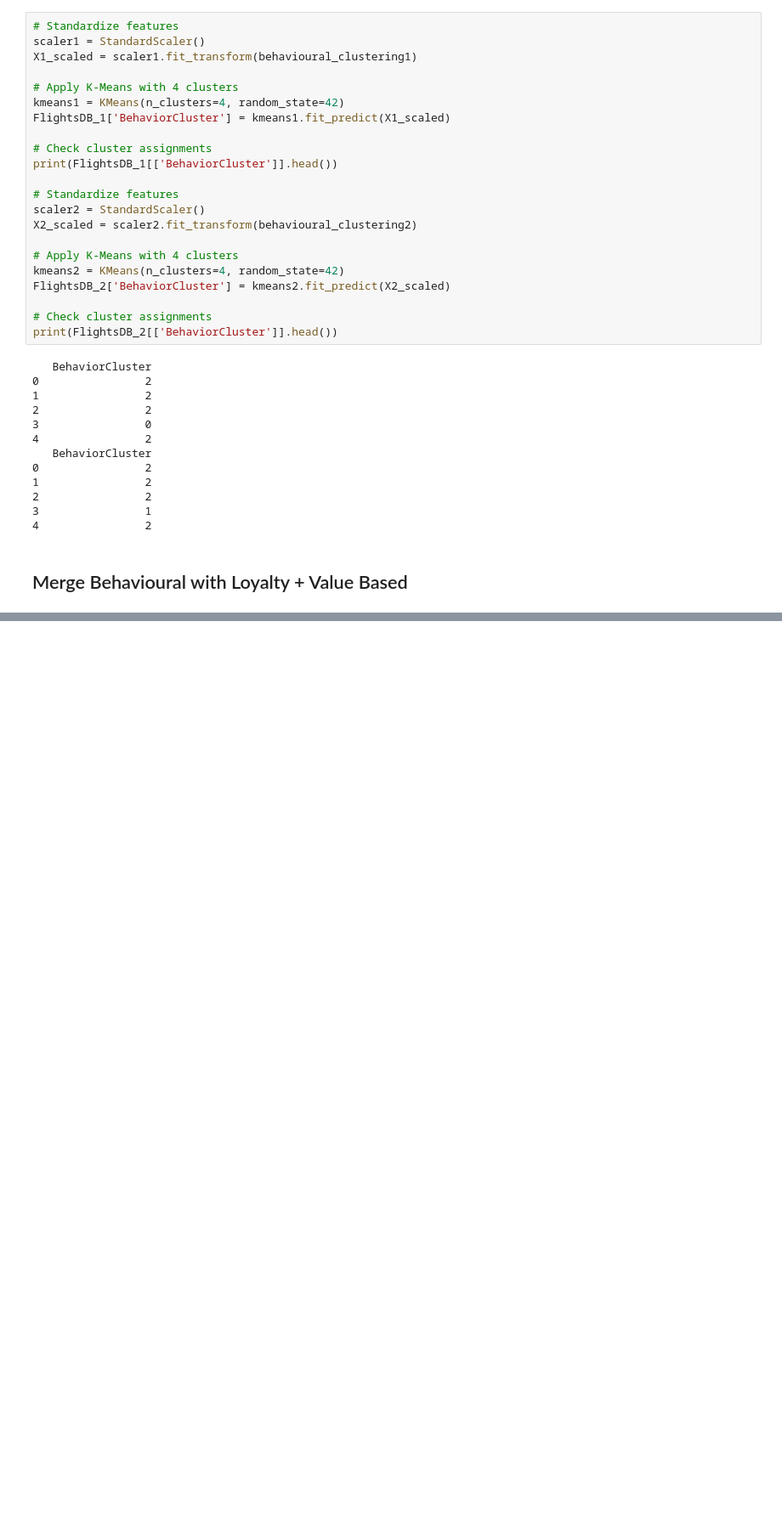
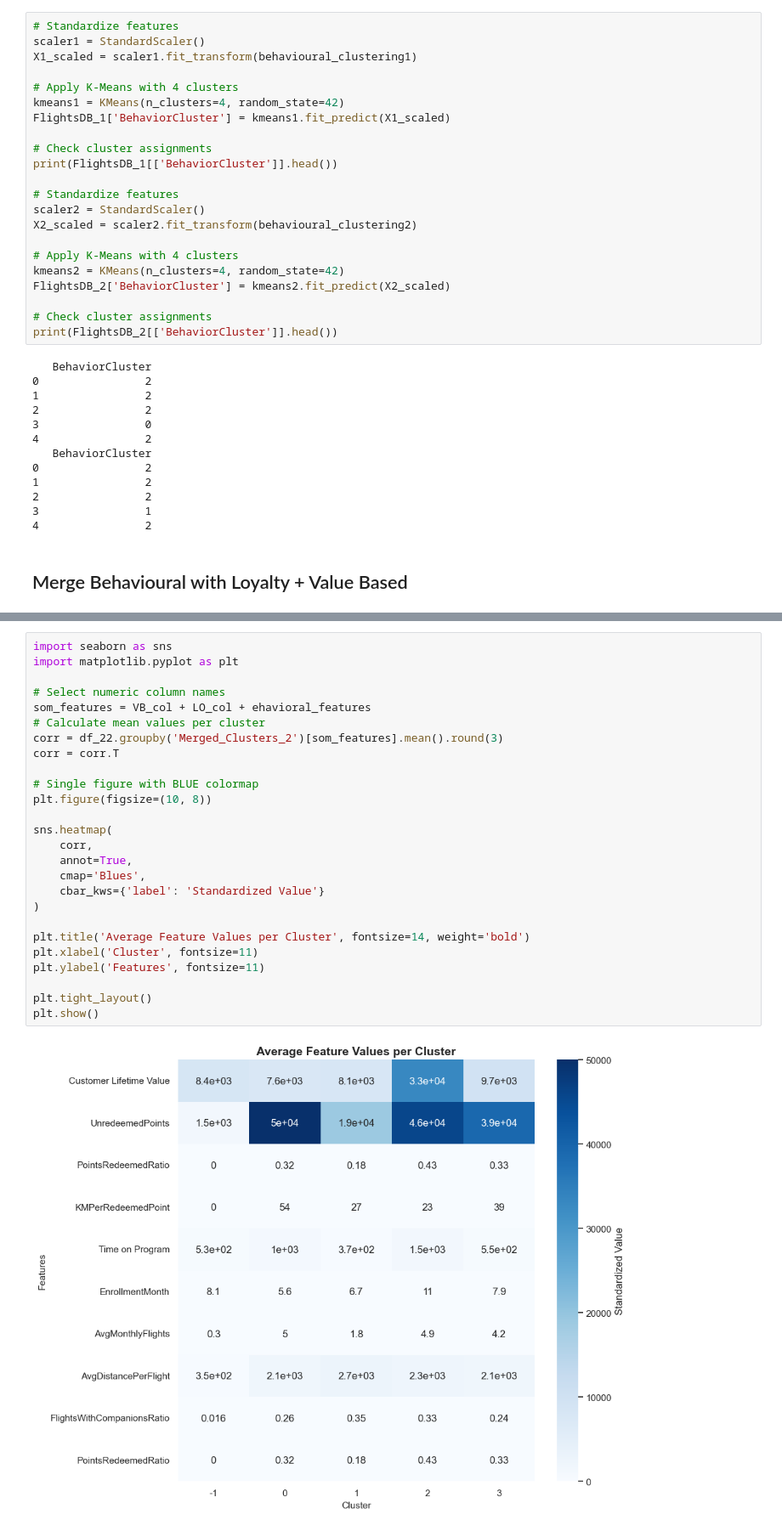
Before and after one commit to calcoafrancisca/Group-39---DM---Part2, a Jupyter notebook: duplicated_clustering.ipynb, the cells around one changed output, grey strips where cells are left out. Shown at 85% size. Saved outputs shown, nothing was run; the diff lists cells and outputs as text; blank space fills up the shorter version.

```diff
--- a/duplicated_clustering.ipynb
+++ b/duplicated_clustering.ipynb
@@ -1261,0 +1546,28 @@ print(FlightsDB_2[['BehaviorCluster']].head())
+# %%
+import seaborn as sns
+import matplotlib.pyplot as plt
+
+# Select numeric column names
+som_features = VB_col + LO_col + ehavioral_features
+# Calculate mean values per cluster
+corr = df_22.groupby('Merged_Clusters_2')[som_features].mean().round(3)
+corr = corr.T
+
+# Single figure with BLUE colormap
+plt.figure(figsize=(10, 8))
+
+sns.heatmap(
+    corr,
+    annot=True,
+    cmap='Blues',
+    cbar_kws={'label': 'Standardized Value'}
+)
+
+plt.title('Average Feature Values per Cluster', fontsize=14, weight='bold')
+plt.xlabel('Cluster', fontsize=11)
+plt.ylabel('Features', fontsize=11)
+
+plt.tight_layout()
+plt.show()
+# %% [output]
+[figure, added]
```
Also changed, not shown: parts of 13 cells of this notebook.
